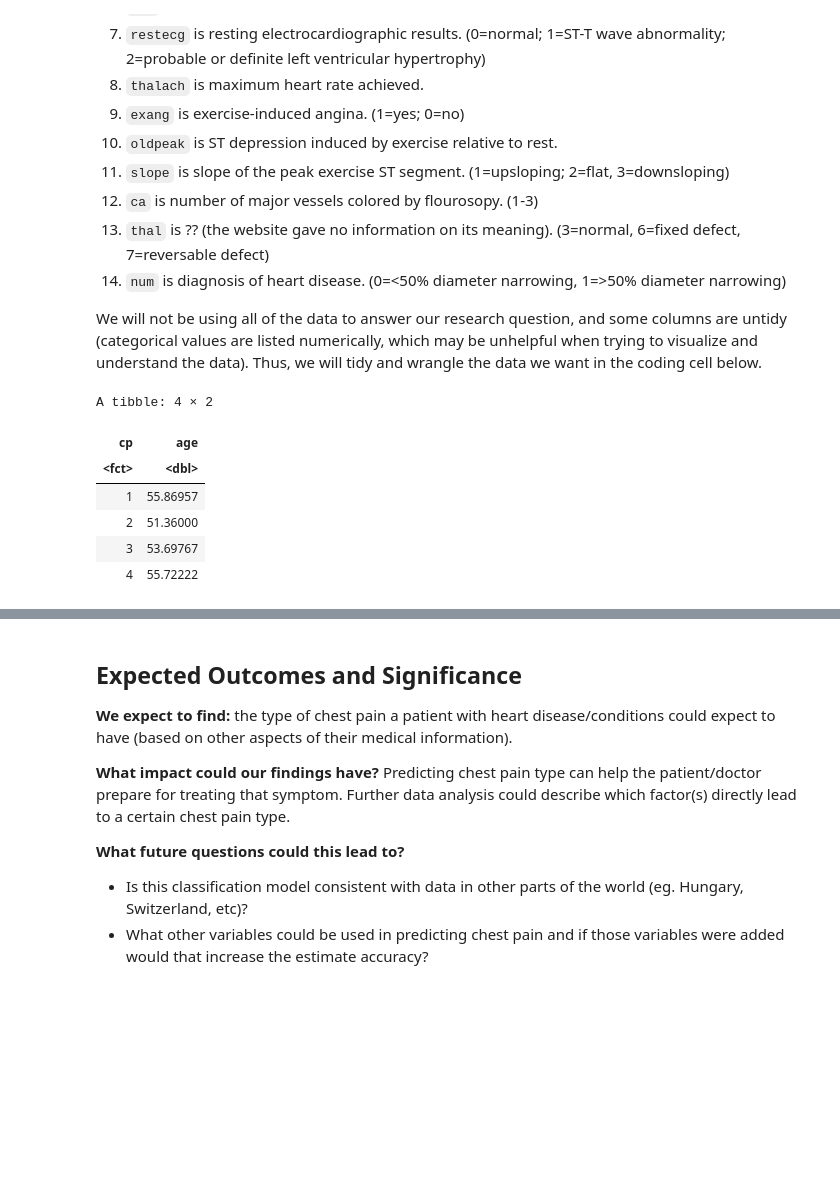
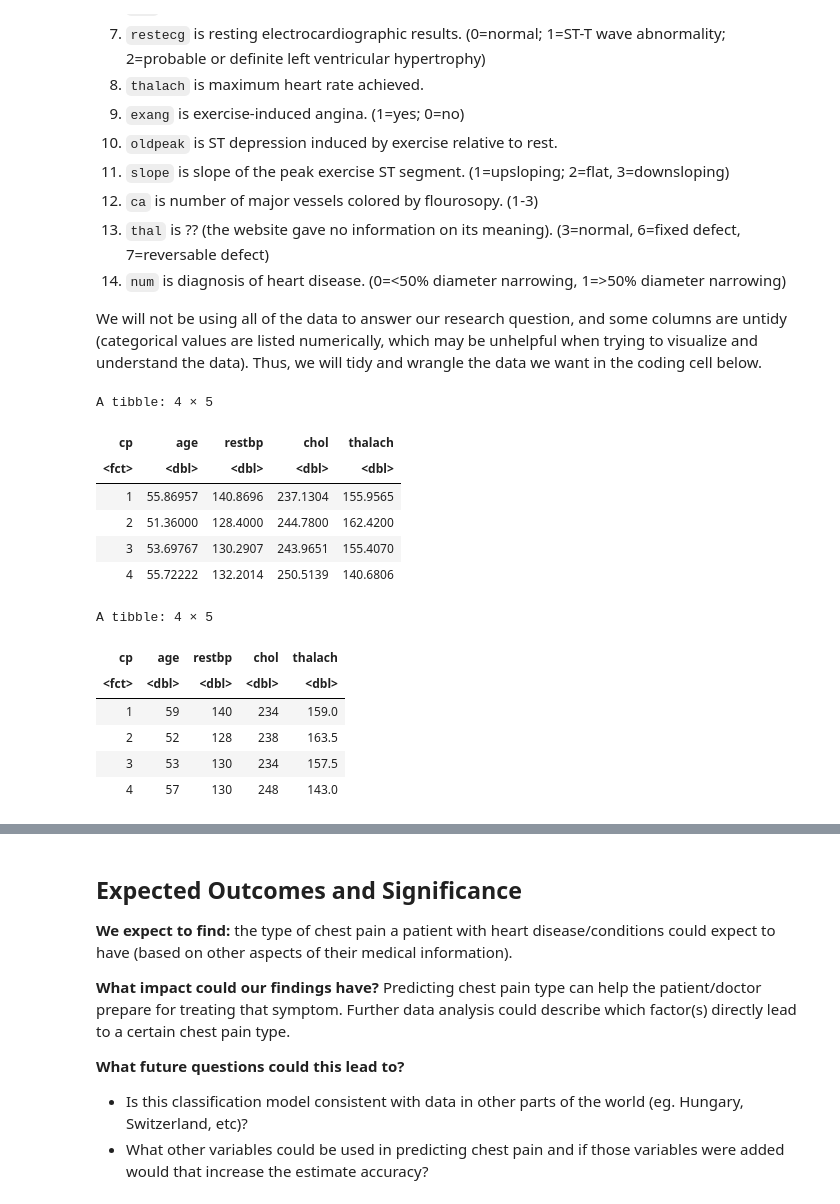
Before and after one commit to hebabm/group-31, a Jupyter notebook: proposal.ipynb, the cells around one changed output, grey strips where cells are left out. Drawn from its saved outputs; the diff is of its cells as text; code cells hidden in the pictures; blank space fills up the shorter version.

```diff
--- a/proposal.ipynb
+++ b/proposal.ipynb
@@ -110,26 +110,12 @@ Below is a description of each of the columns of data and what the labels corres
 
 We will not be using all of the data to answer our research question, and some columns are untidy (categorical values are listed numerically, which may be unhelpful when trying to visualize and understand the data). Thus, we will tidy and wrangle the data we want in the coding cell below.
 # %%
-#clean and wrangle data here? or is it already tidy idk
-#filter data for variables to be included in dataset
-#filter out rows with missing data
+#clean and wrangle data
+#filter data for variables (that we understand and want to experiment with) to be included in dataset
+#mutate certain rows to have categorical values
 
 filter_data <- heart_data|>
     select(cp, age, restbp, chol, restecg, thalach, sex, exang)|>
     mutate(cp = as_factor(cp))|>
     mutate(sex = as_factor(sex))
-
-
-table <- filter_data |>
-    group_by(cp)|>
-
-table
-# %% [output]
-A tibble: 4 × 2
-| cp | age |
-| <fct> | <dbl> |
-| 1 | 55.86957 |
-| 2 | 51.36000 |
-| 3 | 53.69767 |
-| 4 | 55.72222 |
 # %%
@@ -139,4 +126,34 @@ heart_split <- initial_split(heart_data, prop = 0.75, strata=cp)
 heart_train <- training(heart_split)
 heart_test <- testing(heart_split)
 # %%
-#using training data, summarize data into a table here
+#using training data, summarize data into tables of mean values and median values
+mean_table <- filter_data |>
+    group_by(cp) |>
+    summarize(age=mean(age, na.rm=TRUE),
+             restbp=mean(restbp, na.rm=TRUE),
+             chol=mean(chol, na.rm=TRUE),
+             thalach=mean(thalach, na.rm=TRUE))
+mean_table
+
+median_table <- filter_data |>
+    group_by(cp) |>
+    summarize(age=median(age, na.rm=TRUE),
+             restbp=median(restbp, na.rm=TRUE),
+             chol=median(chol, na.rm=TRUE),
+             thalach=median(thalach, na.rm=TRUE))
+median_table
+# %% [output]
+A tibble: 4 × 5
+| cp | age | restbp | chol | thalach |
+| <fct> | <dbl> | <dbl> | <dbl> | <dbl> |
+| 1 | 55.86957 | 140.8696 | 237.1304 | 155.9565 |
+| 2 | 51.36000 | 128.4000 | 244.7800 | 162.4200 |
+| 3 | 53.69767 | 130.2907 | 243.9651 | 155.4070 |
+| 4 | 55.72222 | 132.2014 | 250.5139 | 140.6806 |
+A tibble: 4 × 5
+| cp | age | restbp | chol | thalach |
+| <fct> | <dbl> | <dbl> | <dbl> | <dbl> |
+| 1 | 59 | 140 | 234 | 159.0 |
+| 2 | 52 | 128 | 238 | 163.5 |
+| 3 | 53 | 130 | 234 | 157.5 |
+| 4 | 57 | 130 | 248 | 143.0 |
```
Also changed, not shown: parts of 6 cells of this notebook.
